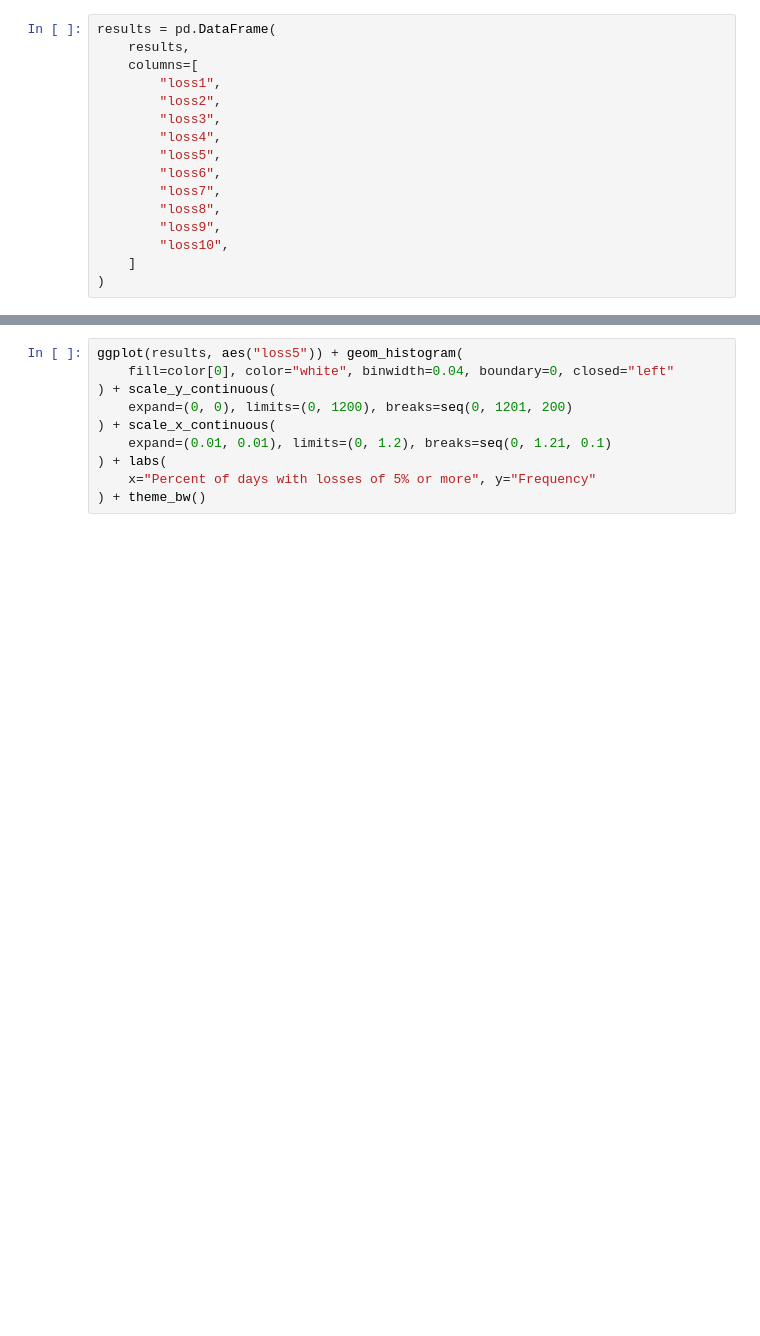
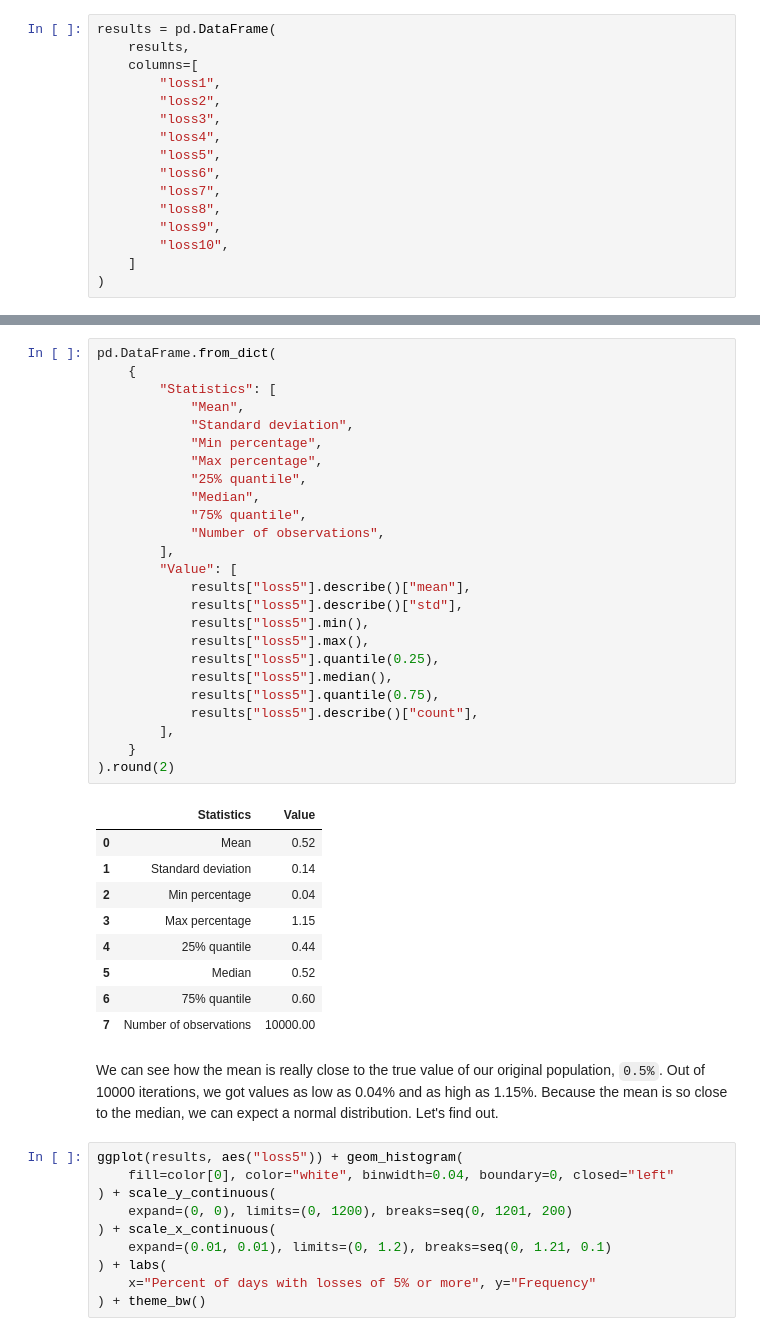
Before and after one commit to felipesebben/bk_data_analysis_studies, a Jupyter notebook: da_case_studies/ch05-stock_market_loss_generalize/ch05-stock_market_loss_generalize.ipynb, the cells around one changed output, grey strips where cells are left out. Drawn from its saved outputs; the diff is of its cells as text; blank space fills up the shorter version.

Commit message:
feat: add data case study from chapter 5

```diff
--- a/da_case_studies/ch05-stock_market_loss_generalize/ch05-stock_market_loss_generalize.ipynb
+++ b/da_case_studies/ch05-stock_market_loss_generalize/ch05-stock_market_loss_generalize.ipynb
@@ -391,3 +412,40 @@ results
+# %%
+pd.DataFrame.from_dict(
+    {
+        "Statistics": [
+            "Mean",
+            "Standard deviation",
+            "Min percentage",
+            "Max percentage",
+            "25% quantile",
+            "Median",
+            "75% quantile",
+            "Number of observations",
+        ],
+        "Value": [
+            results["loss5"].describe()["mean"],
+            results["loss5"].describe()["std"],
+            results["loss5"].min(),
+            results["loss5"].max(),
+            results["loss5"].quantile(0.25),
+            results["loss5"].median(),
+            results["loss5"].quantile(0.75),
+            results["loss5"].describe()["count"],
+        ],
+    }
+).round(2)
+# %% [output]
+|  | Statistics | Value |
+| 0 | Mean | 0.52 |
+| 1 | Standard deviation | 0.14 |
+| 2 | Min percentage | 0.04 |
+| 3 | Max percentage | 1.15 |
+| 4 | 25% quantile | 0.44 |
+| 5 | Median | 0.52 |
+| 6 | 75% quantile | 0.60 |
+| 7 | Number of observations | 10000.00 |
+# %% [markdown]
+We can see how the mean is really close to the true value of our original population, `0.5%`. Out of 10000 iterations, we got values as low as 0.04% and as high as 1.15%. Because the mean is so close to the median, we can expect a normal distribution. Let's find out.
 # %%
 ggplot(results, aes("loss5")) + geom_histogram(
     fill=color[0], color="white", binwidth=0.04, boundary=0, closed="left"
```
Also changed, not shown: parts of 16 cells of this notebook.
